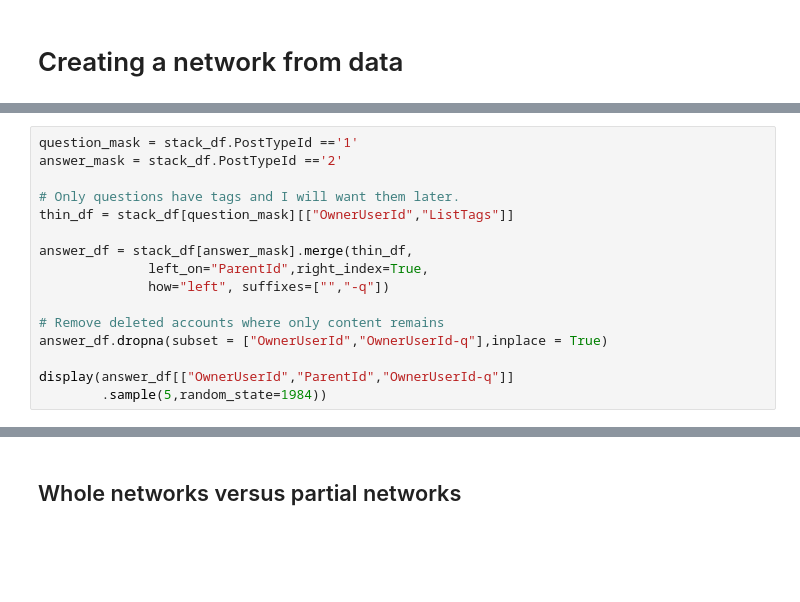
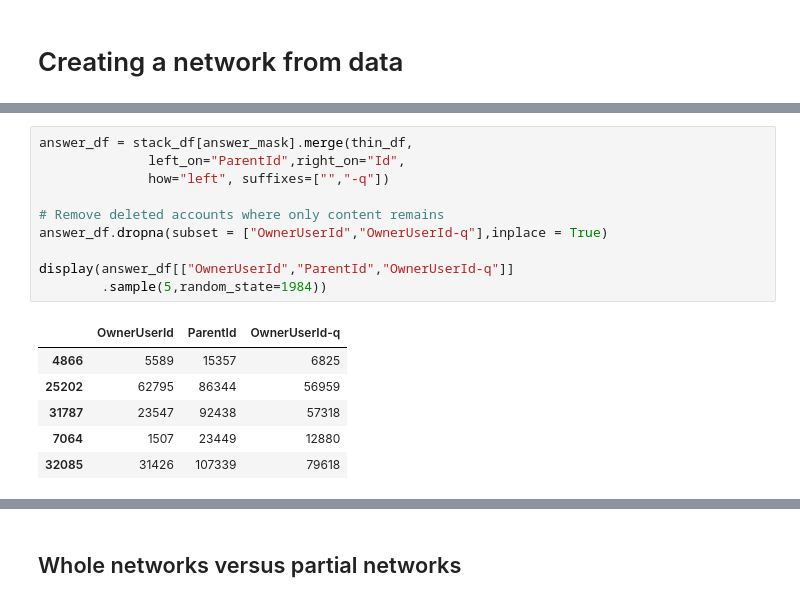
Before and after one commit to berniehogan/fsstds, a Jupyter notebook: chapters/Ch.13.NetworkAnalysis.ipynb, the cells around one changed output, grey strips where cells are left out. Drawn from its saved outputs; the diff is of its cells as text; blank space fills up the shorter version.

```diff
--- a/chapters/Ch.13.NetworkAnalysis.ipynb
+++ b/chapters/Ch.13.NetworkAnalysis.ipynb
@@ -247,19 +304,20 @@ else:
 # %%
-question_mask = stack_df.PostTypeId =='1'
-answer_mask = stack_df.PostTypeId =='2'
-
-# Only questions have tags and I will want them later.
-thin_df = stack_df[question_mask][["OwnerUserId","ListTags"]]
-
 answer_df = stack_df[answer_mask].merge(thin_df,
-              left_on="ParentId",right_index=True,
+              left_on="ParentId",right_on="Id",
               how="left", suffixes=["","-q"])
 
 # Remove deleted accounts where only content remains
 answer_df.dropna(subset = ["OwnerUserId","OwnerUserId-q"],inplace = True)
 
 display(answer_df[["OwnerUserId","ParentId","OwnerUserId-q"]]
         .sample(5,random_state=1984))
+# %% [output]
+|  | OwnerUserId | ParentId | OwnerUserId-q |
+| 4866 | 5589 | 15357 | 6825 |
+| 25202 | 62795 | 86344 | 56959 |
+| 31787 | 23547 | 92438 | 57318 |
+| 7064 | 1507 | 23449 | 12880 |
+| 32085 | 31426 | 107339 | 79618 |
 # %%
 stack_edgelist = list(zip(answer_df["OwnerUserId"],
                           answer_df["OwnerUserId-q"]))
```
Also changed, not shown: parts of 30 cells of this notebook, 1 other file.
